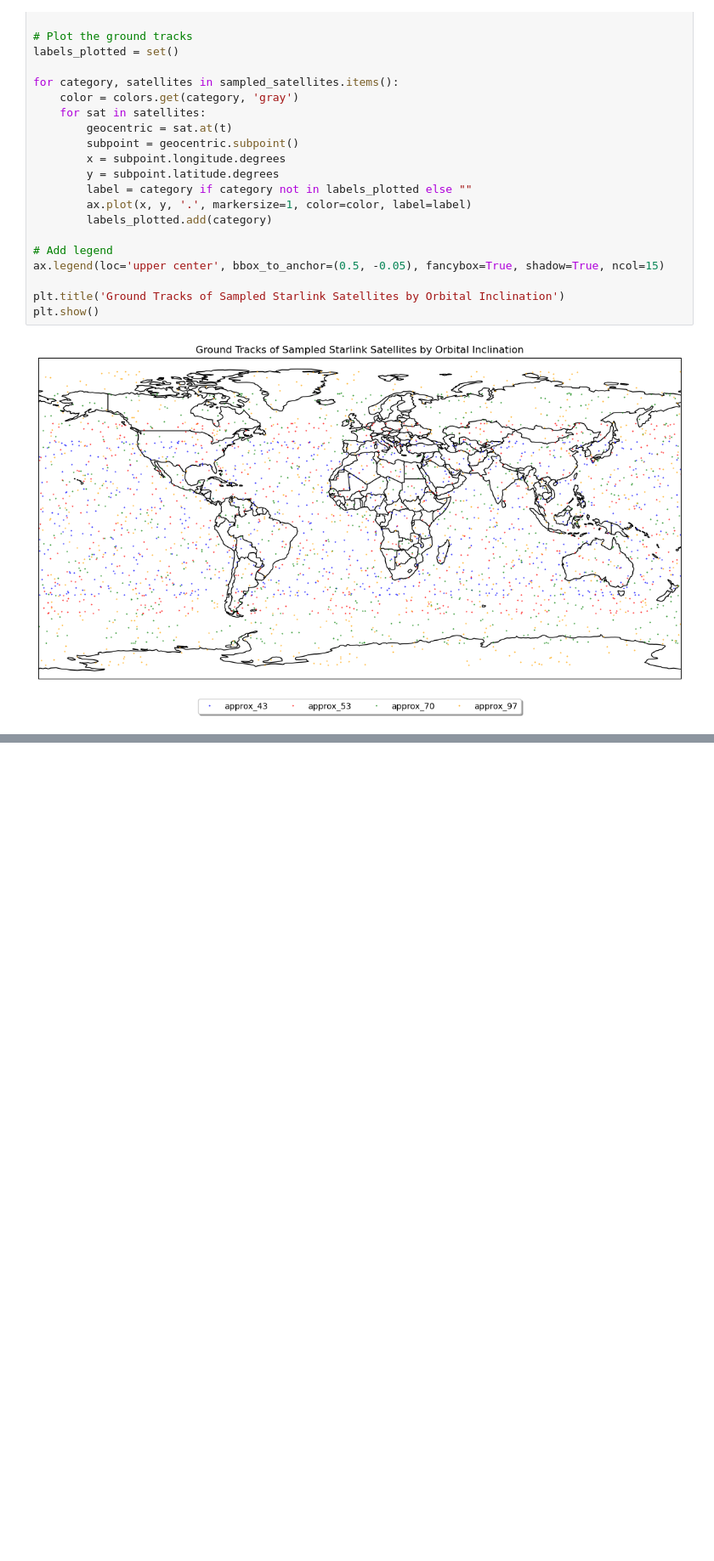
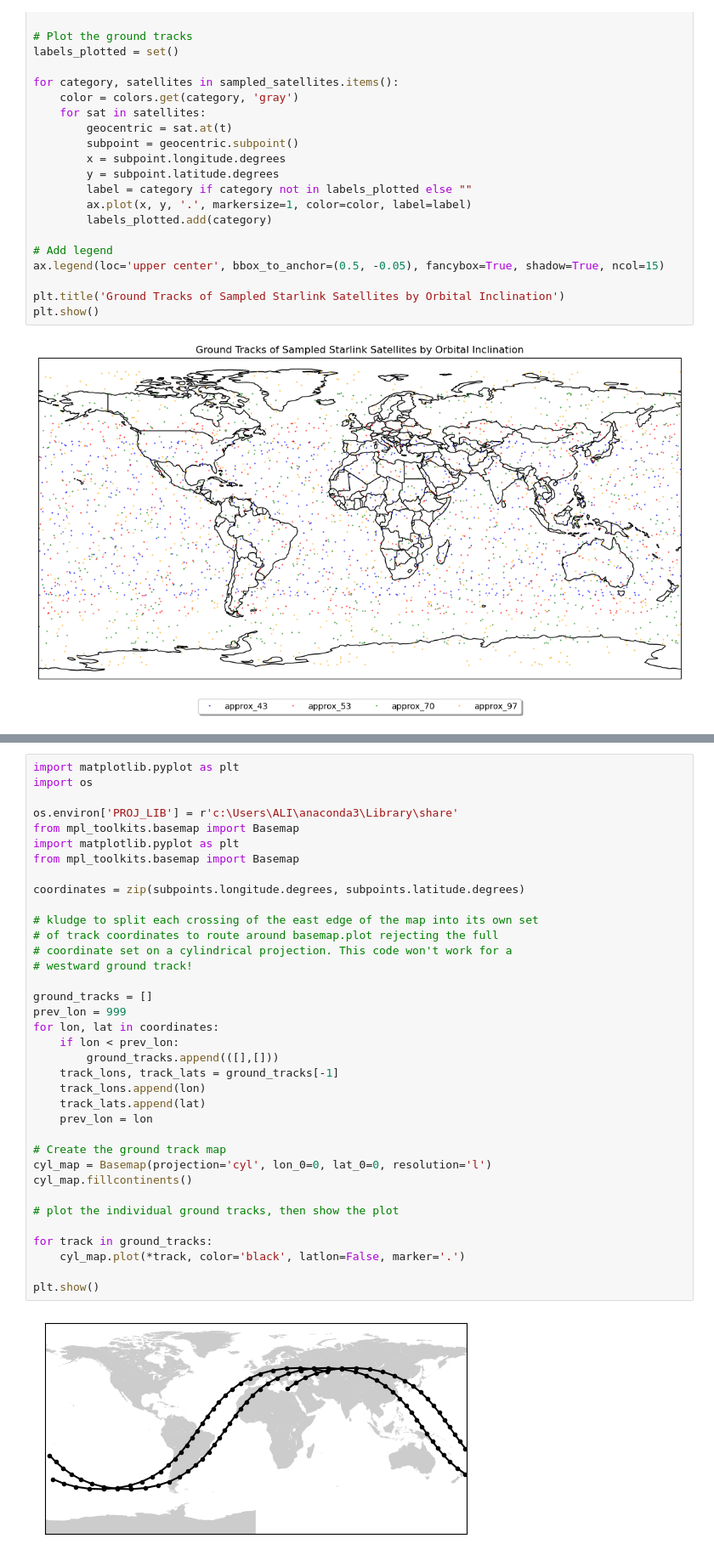
Before and after one commit to aliahan/SatInView, a Jupyter notebook: Untitled.ipynb, the cells around one changed output, grey strips where cells are left out. Shown at 85% size. Cells and saved outputs as stored; diff of their text form; blank space fills up the shorter version.

```diff
--- a/Untitled.ipynb
+++ b/Untitled.ipynb
@@ -376,0 +734,38 @@ plt.show()
+# %%
+import matplotlib.pyplot as plt
+import os
+
+os.environ['PROJ_LIB'] = r'c:\Users\ALI\anaconda3\Library\share'
+from mpl_toolkits.basemap import Basemap
+import matplotlib.pyplot as plt
+from mpl_toolkits.basemap import Basemap
+
+coordinates = zip(subpoints.longitude.degrees, subpoints.latitude.degrees)
+
+# kludge to split each crossing of the east edge of the map into its own set
+# of track coordinates to route around basemap.plot rejecting the full
+# coordinate set on a cylindrical projection. This code won't work for a
+# westward ground track!
+
+ground_tracks = []
+prev_lon = 999
+for lon, lat in coordinates:
+    if lon < prev_lon:
+        ground_tracks.append(([],[]))
+    track_lons, track_lats = ground_tracks[-1]
+    track_lons.append(lon)
+    track_lats.append(lat)
+    prev_lon = lon
+
+# Create the ground track map
+cyl_map = Basemap(projection='cyl', lon_0=0, lat_0=0, resolution='l')
+cyl_map.fillcontinents()
+
+# plot the individual ground tracks, then show the plot
+
+for track in ground_tracks:
+    cyl_map.plot(*track, color='black', latlon=False, marker='.')
+
+plt.show()
+# %% [output]
+[figure, added]
```
Also changed, not shown: parts of 10 cells of this notebook, 24 other files.
